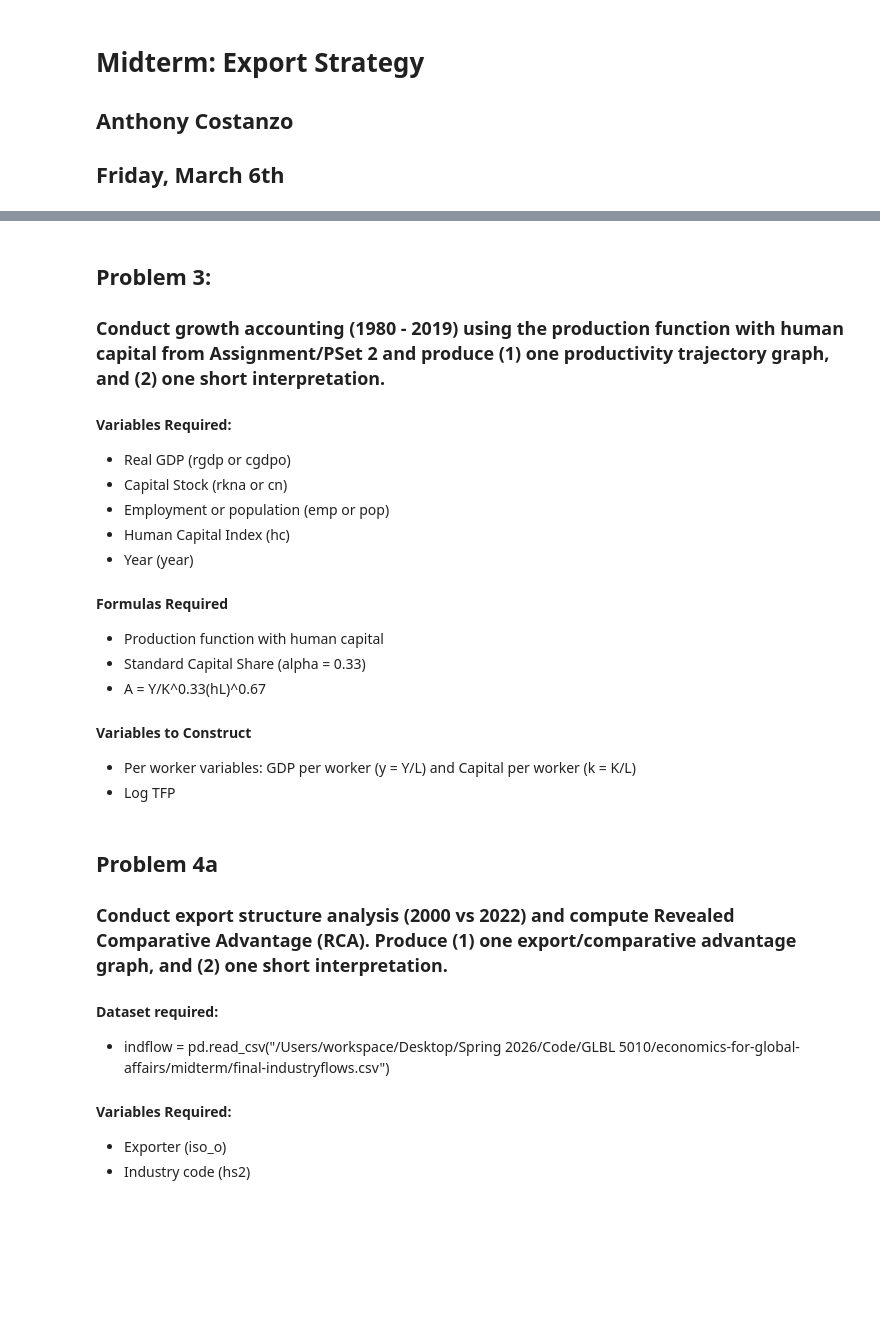
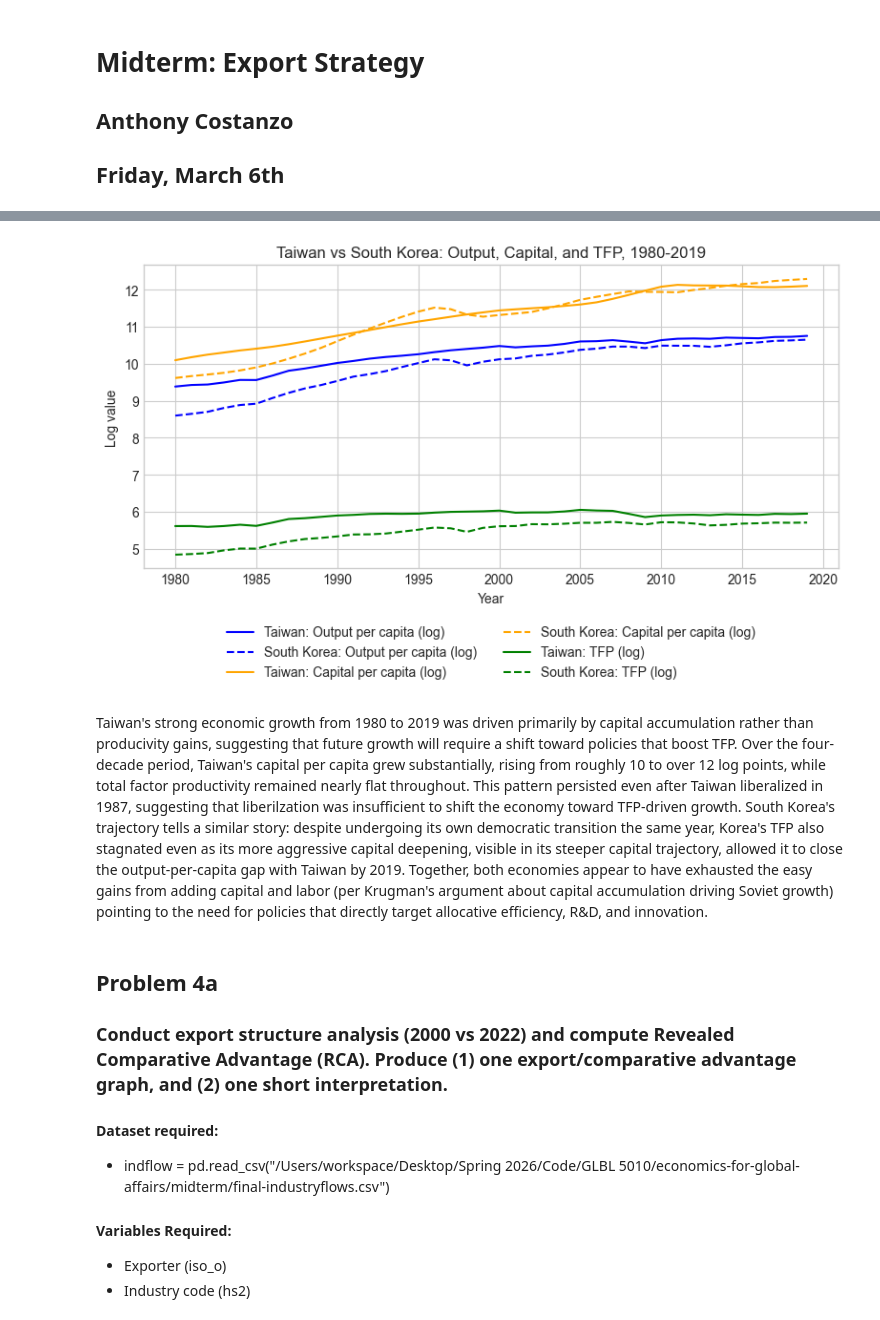
Before and after one commit to Jonas-Nepozitek/economics-for-global-affairs, a Jupyter notebook: midterm/ac_midterm.ipynb, the cells around one changed output, grey strips where cells are left out. Cells and saved outputs as stored; diff of their text form; code cells hidden in the pictures; blank space fills up the shorter version.

```diff
--- a/midterm/ac_midterm.ipynb
+++ b/midterm/ac_midterm.ipynb
@@ -50,19 +53,43 @@ taiwan[key_vars].isnull().sum()
-# %% [markdown]
-## Problem 3:
-### Conduct growth accounting (1980 - 2019) using the production function with human capital from Assignment/PSet 2 and produce (1) one productivity trajectory graph, and (2) one short interpretation.
-#### Variables Required:
-- Real GDP (rgdp or cgdpo)
-- Capital Stock (rkna or cn)
-- Employment or population (emp or pop)
-- Human Capital Index (hc)
-- Year (year)
-#### Formulas Required
-- Production function with human capital
-- Standard Capital Share (alpha = 0.33)
-- A = Y/K^0.33(hL)^0.67
-#### Variables to Construct
-- Per worker variables: GDP per worker (y = Y/L) and Capital per worker (k = K/L)
-- Log TFP
+# %%
+# Set capital share parameter: A = Y / K^0.33 * (hL)^0.67
+alpha = 0.33
+
+def add_series(df, start_year=1980):
+    df = df[df["year"] >= start_year].copy()
+    df["y"] = df["rgdpo"] / df["pop"]                    # output per capita (Y/L)
+    df["k"] = df["cn"] / df["pop"]                       # capital per capita (K/L)
+    df["A"] = df["y"] / (df["k"] ** alpha * df["hc"] ** (1 - alpha))  # TFP residual from production function
+    df["lny"] = np.log(df["y"])                          # log output per capita
+    df["lnk"] = np.log(df["k"])                          # log capital per capita
+    df["lnA"] = np.log(df["A"])                          # log TFP
+    return df
+# %%
+# Filter to Taiwan and South Korea and compute time series
+pwt_tw = add_series(pwt[pwt["countrycode"] == "TWN"]) # Subset to Taiwan rows and run add_series to compute new columns
+pwt_kr = add_series(pwt[pwt["countrycode"] == "KOR"]) # same as above but for South Korea
+# %%
+# Variable names, legend labels, and colors
+variables = {"lny": "Output per capita (log)", "lnk": "Capital per capita (log)", "lnA": "TFP (log)"}
+colors    = {"lny": "blue", "lnk": "orange", "lnA": "green"}
+
+plt.style.use("seaborn-v0_8-whitegrid")
+plt.figure(figsize=(8, 5))
+
+# Plot each variable for both countries — Taiwan solid, South Korea dashed
+for var, label in variables.items():
+    plt.plot(pwt_tw["year"], pwt_tw[var], color=colors[var], label=f"Taiwan: {label}")
+    plt.plot(pwt_kr["year"], pwt_kr[var], color=colors[var], linestyle="--", label=f"South Korea: {label}")
+
+plt.xlabel("Year")
+plt.ylabel("Log value")
+plt.title("Taiwan vs South Korea: Output, Capital, and TFP, 1980-2019")
+plt.legend(loc="upper center", bbox_to_anchor=(0.5, -0.15), ncol=2)
+plt.tight_layout()
+plt.show()
+# %% [output]
+[figure, added]
+# %% [markdown]
+Taiwan's strong economic growth from 1980 to 2019 was driven primarily by capital accumulation rather than producivity gains, suggesting that future growth will require a shift toward policies that boost TFP. Over the four-decade period, Taiwan's capital per capita grew substantially, rising from roughly 10 to over 12 log points, while total factor productivity remained nearly flat throughout. This pattern persisted even after Taiwan liberalized in 1987, suggesting that liberilzation was insufficient to shift the economy toward TFP-driven growth. South Korea's trajectory tells a similar story: despite undergoing its own democratic transition the same year, Korea's TFP also stagnated even as its more aggressive capital deepening, visible in its steeper capital trajectory, allowed it to close the output-per-capita gap with Taiwan by 2019. Together, both economies appear to have exhausted the easy gains from adding capital and labor (per Krugman's argument about capital accumulation driving Soviet growth) pointing to the need for policies that directly target allocative efficiency, R&D, and innovation.
 # %% [markdown]
 ## Problem 4a
 ### Conduct export structure analysis (2000 vs 2022) and compute Revealed Comparative Advantage (RCA). Produce (1) one export/comparative advantage graph, and (2) one short interpretation.
```
Also changed, not shown: parts of 9 cells of this notebook.
